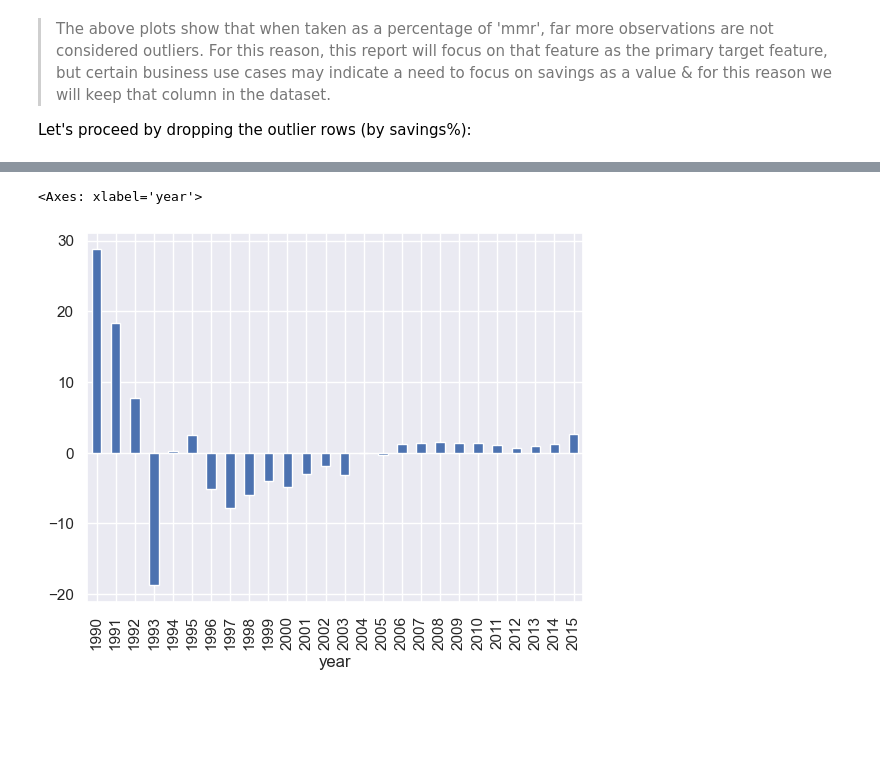
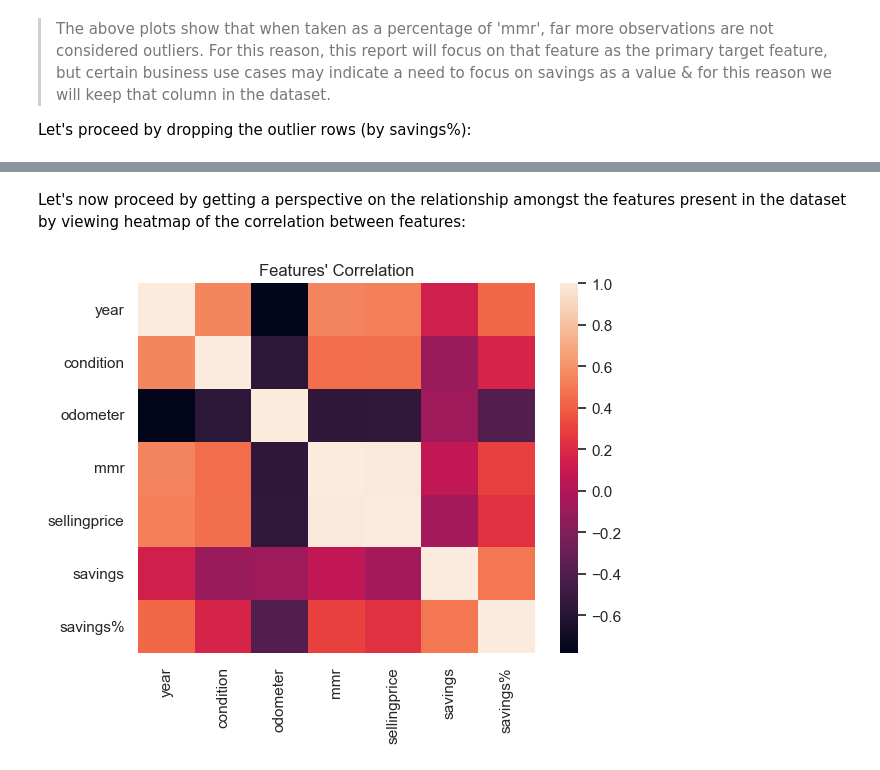
Before and after one commit to terminalcoder/used-car-auction-prices, a Jupyter notebook: notebook.ipynb, the cells around one changed output, grey strips where cells are left out. Saved outputs shown, nothing was run; the diff lists cells and outputs as text; code cells hidden in the pictures; blank space fills up the shorter version.

Commit message:
examined numeric corr

```diff
--- a/notebook.ipynb
+++ b/notebook.ipynb
@@ -455,5 +476,7 @@ df3.groupby('year')['savings%'].mean().plot(kind='bar')
-# %%
-df2.groupby('year')['savings%'].mean().plot(kind='bar')
-# %% [output]
-<Axes: xlabel='year'>
-[figure, removed]
+# %% [markdown]
+Let's now proceed by getting a perspective on the relationship amongst the features present in the dataset by viewing heatmap of the correlation between features:
+# %%
+sns.heatmap(df3.corr(numeric_only=True))
+plt.title("Features' Correlation");
+# %% [output]
+[figure, added]
```
Also changed, not shown: parts of 6 cells of this notebook.
